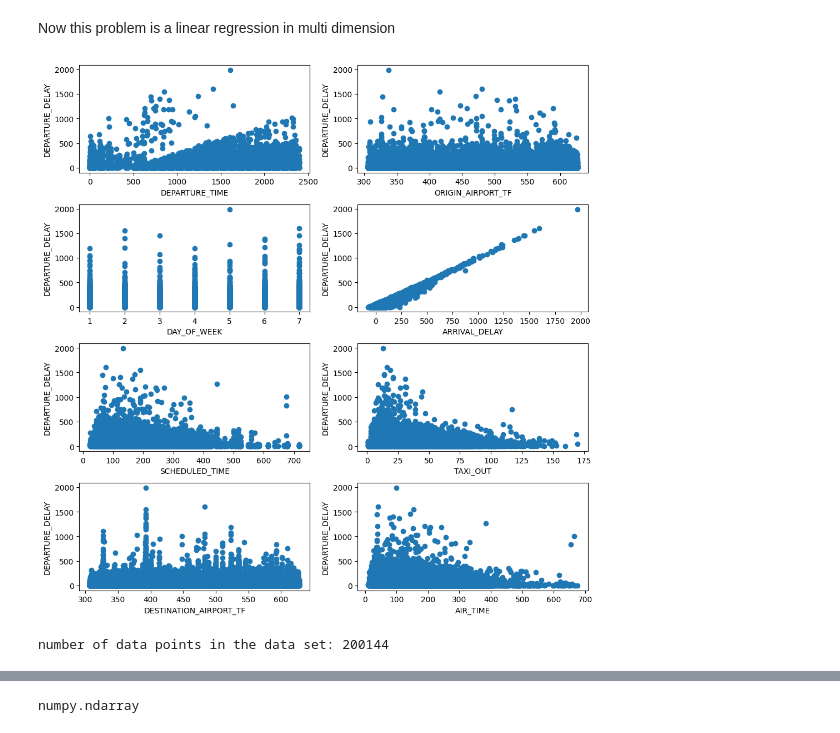
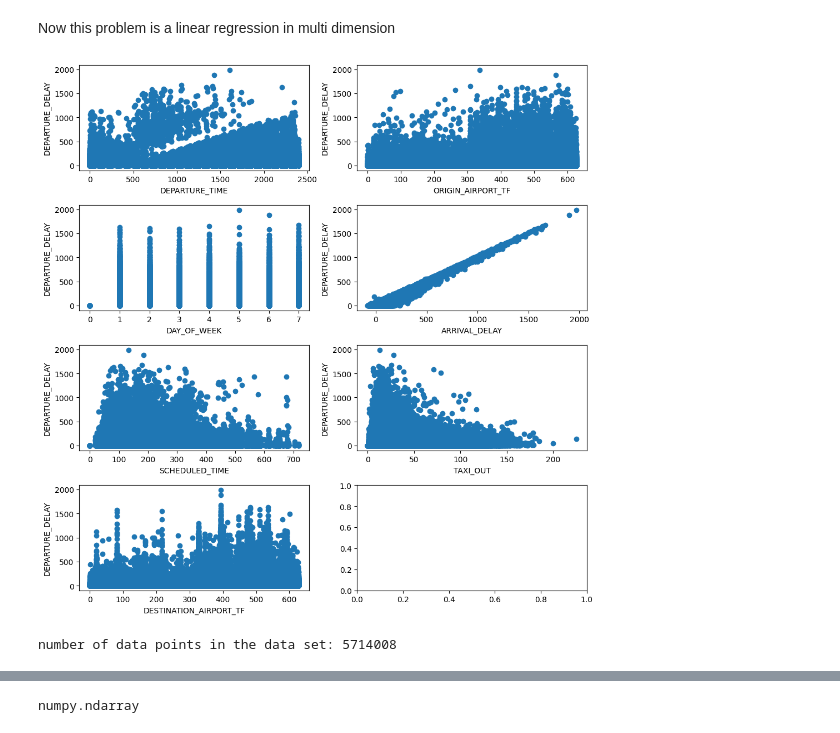
Before and after one commit to arvind-maurya/IIML_Group_Project, a Jupyter notebook: Predicting_Flight_Delay_Trial.ipynb, the cells around one changed output, grey strips where cells are left out. Cells and saved outputs as stored; diff of their text form; code cells hidden in the pictures.

```diff
--- a/Predicting_Flight_Delay_Trial.ipynb
+++ b/Predicting_Flight_Delay_Trial.ipynb
@@ -35,7 +35,7 @@ flights_df.head()
 column_to_remove = ['AIR_SYSTEM_DELAY',
                        'SECURITY_DELAY', 'AIRLINE_DELAY', 'LATE_AIRCRAFT_DELAY',
                        'WEATHER_DELAY', 'CANCELLATION_REASON',
-                       'FLIGHT_NUMBER', 'TAIL_NUMBER']
+                       'FLIGHT_NUMBER', 'TAIL_NUMBER','WHEELS_ON','AIR_TIME','ELAPSED_TIME','ARRIVAL_TIME','WHEELS_OFF','DISTANCE' ,'SCHEDULED_DEPARTURE']
 flights_df.drop(column_to_remove, axis = 1, inplace = True)
 # %%
 flights_df.head()
@@ -199,7 +199,8 @@ Now this problem is a linear regression in multi dimension
 # %%
 #Given the large size of the dataset, I decide to consider only a subset of the data in order to reduce the computational time.
 #I will just keep the flights from January 2015:
-flights_df = flights_df[flights_df['MONTH'] == 1]
+flights_df1 = flights_df[flights_df['MONTH'] == 1]
+flights_df1 = flights_df[flights_df['MONTH'] == 2]
 # %%
 import matplotlib.pyplot as plt #the matplotlib library is useful for plotting purposes
 
@@ -230,43 +231,43 @@ ax11.set_ylabel('DEPARTURE_DELAY')
 ax12.scatter(flights_df['ORIGIN_AIRPORT_TF'],flights_df['DEPARTURE_DELAY'])
 ax12.set_xlabel('ORIGIN_AIRPORT_TF')
 ax12.set_ylabel('DEPARTURE_DELAY')
 
 ax21.scatter(flights_df['DAY_OF_WEEK'],flights_df['DEPARTURE_DELAY'])
 ax21.set_xlabel('DAY_OF_WEEK')
 ax21.set_ylabel('DEPARTURE_DELAY')
 
 ax22.scatter(flights_df['ARRIVAL_DELAY'],flights_df['DEPARTURE_DELAY'])
 ax22.set_xlabel('ARRIVAL_DELAY')
 ax22.set_ylabel('DEPARTURE_DELAY')
 
 ax31.scatter(flights_df['SCHEDULED_TIME'],flights_df['DEPARTURE_DELAY'])
 ax31.set_xlabel('SCHEDULED_TIME')
 ax31.set_ylabel('DEPARTURE_DELAY')
 
 ax32.scatter(flights_df['TAXI_OUT'],flights_df['DEPARTURE_DELAY'])
 ax32.set_xlabel('TAXI_OUT')
 ax32.set_ylabel('DEPARTURE_DELAY')
 
 ax41.scatter(flights_df['DESTINATION_AIRPORT_TF'],flights_df['DEPARTURE_DELAY'])
 ax41.set_xlabel('DESTINATION_AIRPORT_TF')
 ax41.set_ylabel('DEPARTURE_DELAY')
 
-ax42.scatter(flights_df['AIR_TIME'],flights_df['DEPARTURE_DELAY'])
-ax42.set_xlabel('AIR_TIME')
-ax42.set_ylabel('DEPARTURE_DELAY')
+# ax42.scatter(flights_df['AIR_TIME'],flights_df['DEPARTURE_DELAY'])
+# ax42.set_xlabel('AIR_TIME')
+# ax42.set_ylabel('DEPARTURE_DELAY')
 
 
 
 plt.tight_layout(pad=0.4, w_pad=0.5, h_pad=1.0)
 plt.show()
 # %% [output]
-[figure, old version]
+[figure, new version]
 # %%
 #Let us now compute beta
 n = len(flights_df.index) #number of data points in the data set
 print('number of data points in the data set:',n)
 # %% [output]
-number of data points in the data set: 200144
+number of data points in the data set: 5714008
 # %%
 
 #extract the predictor variable columns
```
Also changed, not shown: parts of 14 cells of this notebook.
